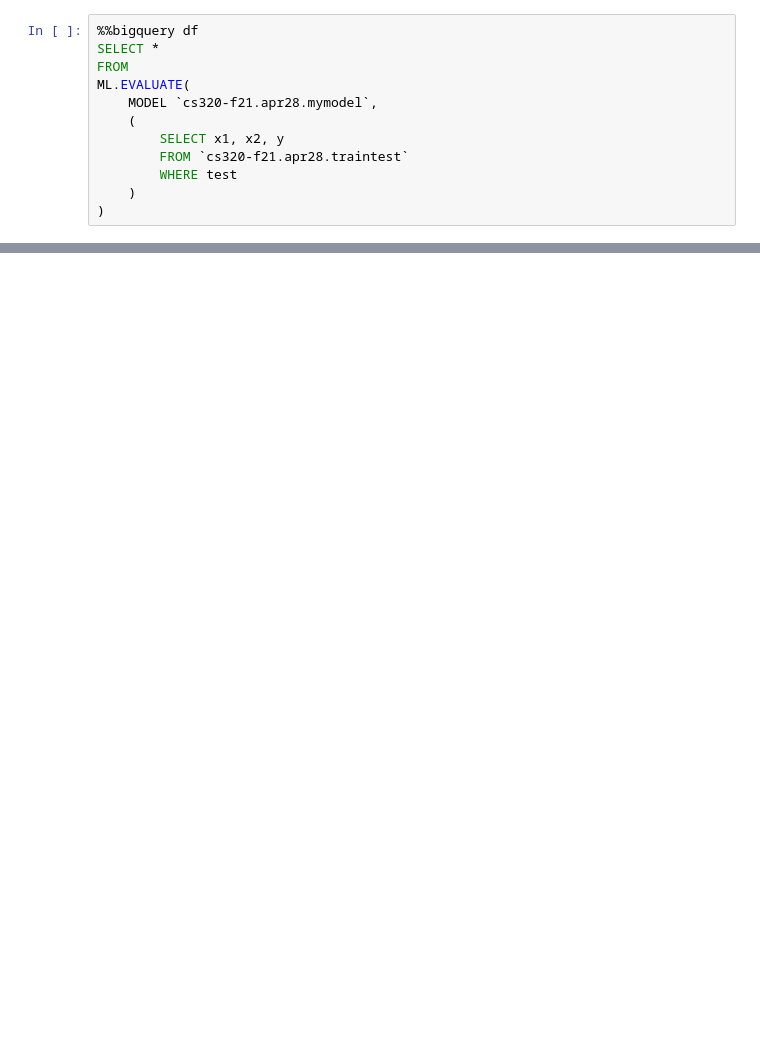
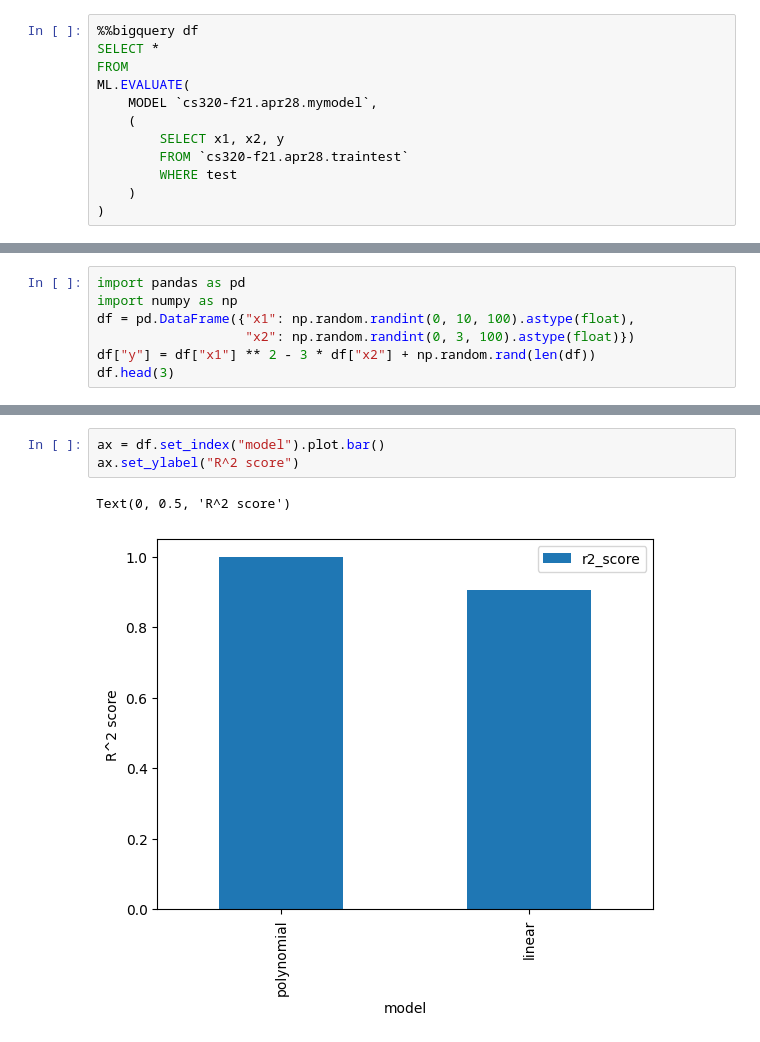
Before and after one commit to cs544-wisc/s23, a Jupyter notebook: lec/39-bq3/demo.ipynb, the cells around one changed output, grey strips where cells are left out. Drawn from its saved outputs; the diff is of its cells as text; blank space fills up the shorter version.

```diff
--- a/lec/39-bq3/demo.ipynb
+++ b/lec/39-bq3/demo.ipynb
@@ -358,0 +361,7 @@ df.iloc[0].at["r2_score"]
+# %%
+import pandas as pd
+import numpy as np
+df = pd.DataFrame({"x1": np.random.randint(0, 10, 100).astype(float),
+                   "x2": np.random.randint(0, 3, 100).astype(float)})
+df["y"] = df["x1"] ** 2 - 3 * df["x2"] + np.random.rand(len(df))
+df.head(3)
@@ -358,0 +459,6 @@ df.iloc[0].at["r2_score"]
+# %%
+ax = df.set_index("model").plot.bar()
+ax.set_ylabel("R^2 score")
+# %% [output]
+Text(0, 0.5, 'R^2 score')
+[figure, added]
```
Also changed, not shown: parts of 43 cells of this notebook.
